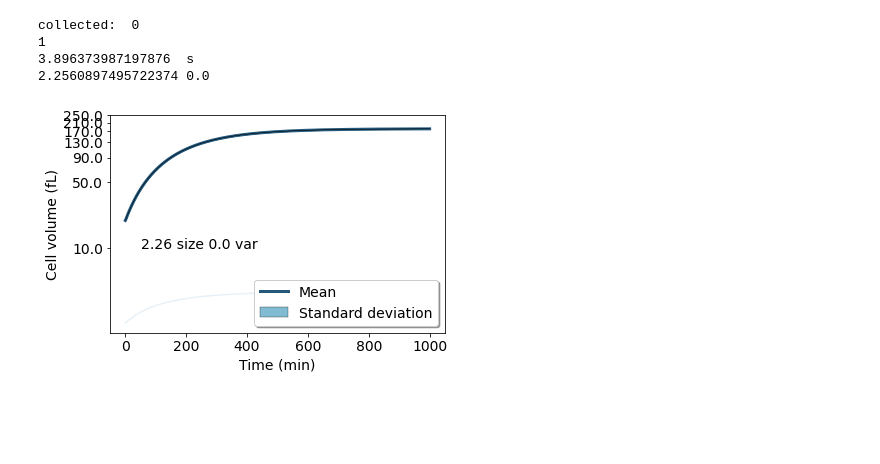
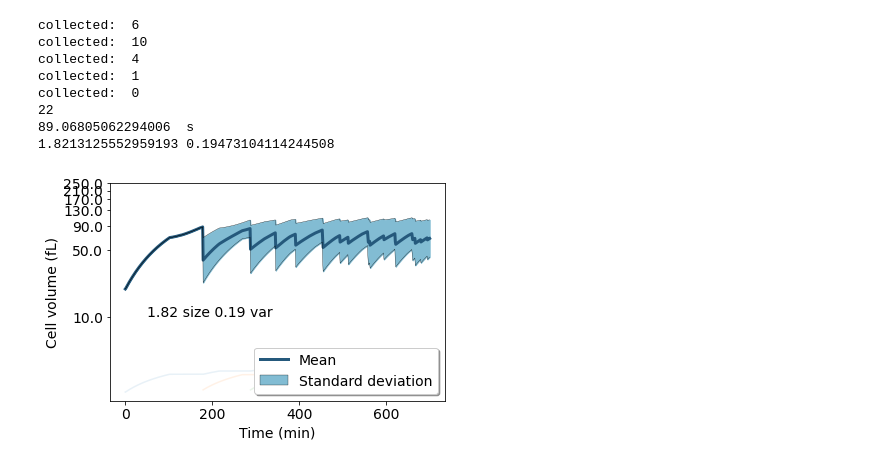
Before and after one commit to LPolczynski/Bachelor_Thesis, a Jupyter notebook: jupyter/thesis/main_model.ipynb, the cells around one changed output. Cells and saved outputs as stored; diff of their text form; code cells hidden in the pictures; blank space fills up the shorter version.

```diff
--- a/jupyter/thesis/main_model.ipynb
+++ b/jupyter/thesis/main_model.ipynb
@@ -160,7 +160,7 @@ def plot_species(cell,save_dir,cell_nr):
         life_length = len(cell.species_cyclins[spec])
         t = np.linspace(0,life_length-1,life_length)
         ax[i][h].plot(t,cell.species_cyclins[spec]/(cell.species_growth_m['V_os']+cell.species_growth_m['V_b']+cell.species_growth_d['V_os']+cell.species_growth_d['V_b']))
-        ax[i][h].plot(t,cell.species_cyclins[spec])
+        #ax[i][h].plot(t,cell.species_cyclins[spec])
         ax[i][h].set_xlabel('t')
         ax[i][h].legend([spec], shadow=True)
         if h == 0:
@@ -591,9 +591,15 @@ def ODEs(X,t,p):
     mCLB = X[2]
     Clb = X[3]
 
-    dmCLN = -deg_mCLN*mCLN
+    if prod_Cln != 0:
+        dmCLN = -deg_mCLN*mCLN + 0.03 * B_R_m
+    else:
+        dmCLN = -deg_mCLN*mCLN
     dCln = prod_Cln*mCLN * (B_R_m+B_R_d)/(V_m + V_d) - deg_Cln*Cln
-    dmCLB = -deg_mCLB*mCLB
+    if prod_Clb != 0:
+        dmCLB = -deg_mCLB*mCLB + 0.03 * B_R_d
+    else:
+        dmCLB = -deg_mCLB*mCLB
     dClb = prod_Clb*mCLB * B_R_d/V_d  - deg_Clb*Clb
     return [dmCLN,dCln,dmCLB,dClb]
 # %%
@@ -601,7 +607,7 @@ def ODEs(X,t,p):
 ###############################
 #constants
 coupling = False
-threshold = {'Cln':50,'Clb':50}
+threshold = {'Cln':.25,'Clb':.35}
 pre_dur = 10020
 
 #parameter
@@ -829,7 +835,7 @@ class cell:
     def update_phase(self, t_step):
         daughter = None
         if self.phase==0:
-            V_m = 1 #self.species_growth_m['r'][self.lifetime]**3 *4/3*pi
+            V_m = self.species_growth_m['r'][self.lifetime]**3 *4/3*pi
             if self.species_cyclins['Cln'][self.lifetime]/V_m>=(self.threshold['Cln']):
                 print('im in G2 now!')
                 print(self.lifetime)
@@ -847,7 +853,7 @@ class cell:
             else:
                 self.t_in_s += t_step
         elif self.phase==2:
-            V_d = 1 #self.species_growth_d['r'][self.lifetime]**3 *4/3*pi
+            V_d = self.species_growth_d['r'][self.lifetime]**3 *4/3*pi
             if self.species_cyclins['Clb'][self.lifetime]/V_d>=(self.threshold['Clb']):
                 self.phase=3
                 self.times_in_G2.append(self.t_in_G2)
@@ -884,10 +890,10 @@ class cell:
         samp = np.random.randint(1,11,1)
         if phase==0:
             if samp[0]<5:
-                self.species_cyclins['mCLN'][self.lifetime-1]+=1
+                self.species_cyclins['mCLN'][self.lifetime-1]+= 0 #1
         elif phase==2:
             if samp[0]<5:
-                self.species_cyclins['mCLB'][self.lifetime-1]+=1
+                self.species_cyclins['mCLB'][self.lifetime-1]+= 0 #1
 
 
     def get_t_start(self):
@@ -937,7 +943,7 @@ def get_time_index(times,t,i_start = None):
 def main():
 
     starttime = time()
-    pop = simulation(1,1000)
+    pop = simulation(1,700)
     stoptime = time()
     print(len(pop))
     print(stoptime-starttime,' s')
@@ -946,35 +952,38 @@ def main():
     filename_sim = 'plot'
     if not os.path.isdir(save_dir):
         os.makedirs(save_dir)
     plot_pop_volume_life(pop, 'Time (min)', 'Cell volume (fL)', 'lifecycle_V_'+filename_sim+'.pdf', 1, 10000, save_dir)
     Parallel(n_jobs=-1)(delayed(plot_species)(pop[cell_nr],save_dir,cell_nr) for cell_nr in range(len(pop)))
     simfile = 'main_model.ipynb'
     save_sim_file(simfile, save_dir)
 
 
 def simulation(init_number, duration):
     population = []
     old_daughters = [cell('init_species_cyclins','init_species_growth',duration,0) for i in range(init_number)]
     new_daughters = []
     while old_daughters:
         results = Parallel(n_jobs=-1)(delayed(c.simulate)() for c in old_daughters)
         #results = [old_daughters[0].simulate()]
         population.extend([res[0] for res in results])
         daughters = [res[1] for res in results]
         for d_list in daughters:
             new_daughters.extend(d_list)
         print('collected: ',len(new_daughters))
         old_daughters=new_daughters
         new_daughters=[]
-        break
     return population
 
 
 if __name__=='__main__':
     main()
 # %% [output]
+collected:  6
+collected:  10
+collected:  4
+collected:  1
 collected:  0
-1
-3.896373987197876  s
-2.2560897495722374 0.0
+22
+89.06805062294006  s
+1.8213125552959193 0.19473104114244508
-[figure, old version]
+[figure, new version]
```
Also changed, not shown: 2 other files.
